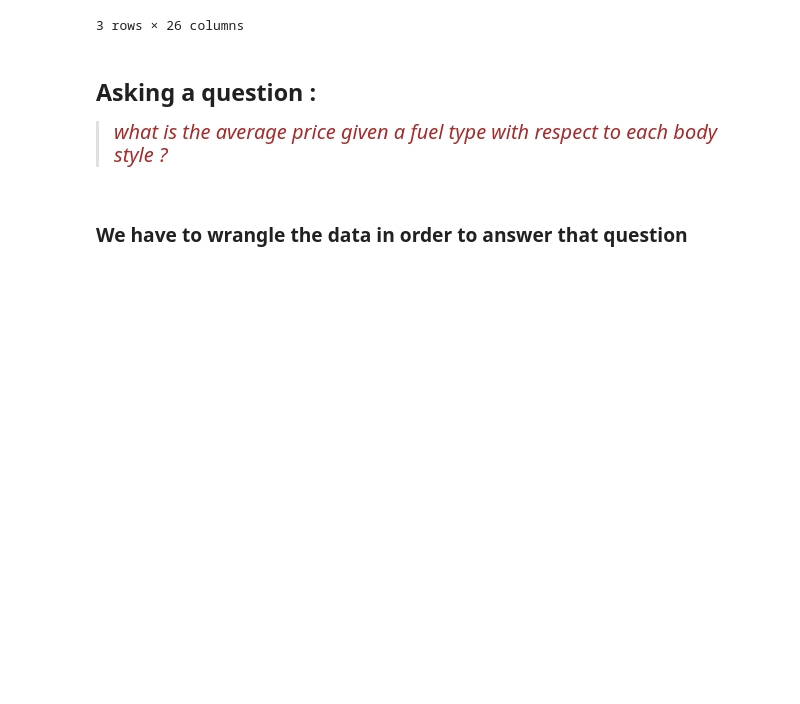
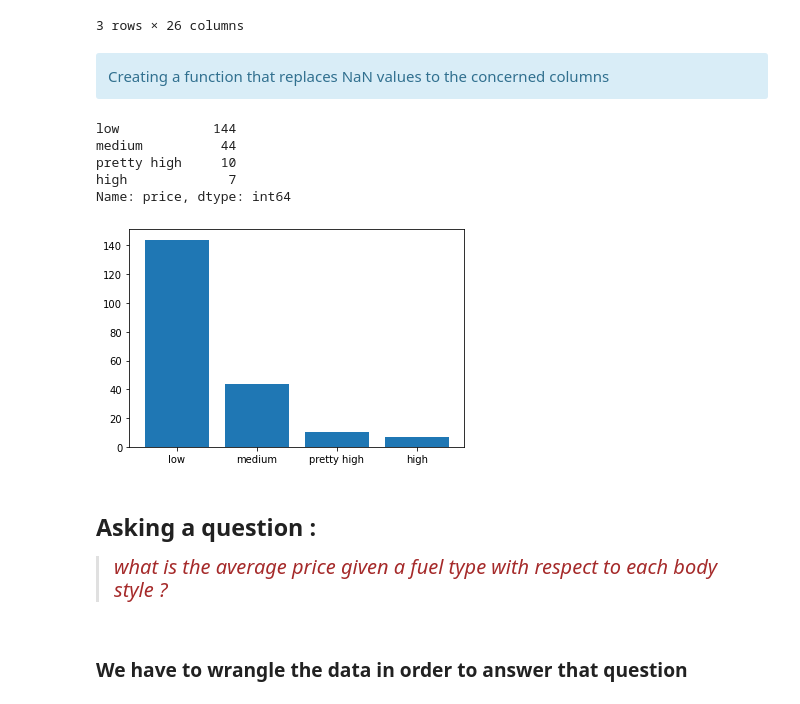
Before and after one commit to LucasRal/exploratory-data-analysis, a Jupyter notebook: exploratory data analysis (EDA).ipynb, the cells around one changed output. Saved outputs shown, nothing was run; the diff lists cells and outputs as text; code cells hidden in the pictures; blank space fills up the shorter version.

```diff
--- a/exploratory data analysis (EDA).ipynb
+++ b/exploratory data analysis (EDA).ipynb
@@ -135,10 +135,24 @@ dataset.head(3)
 | 1 | 3 | 122.0 | alfa-romero | gas | std | two | convertible | rwd | ... |
 | 2 | 1 | 122.0 | alfa-romero | gas | std | two | hatchback | rwd | ... |
 3 rows × 26 columns
+# %% [markdown]
+<div class='alert alert-info'>
+    Creating a function that replaces NaN values to the concerned columns
+</div>
 # %%
-# split_equally_by_four = np.linspace(dataset['price'].min(), dataset['price'].max(), 5)
-# price_categories = ['low', 'medium', 'pretty high', 'high']
-# categorized = pd.cut(dataset['price'], split_equally_by_four, labels=price_categories, include_lowest=True)
+split_equally_by_four = np.linspace(dataset['price'].min(), dataset['price'].max(), 5)
+price_categories = ['low', 'medium', 'pretty high', 'high']
+categorized = pd.cut(dataset['price'], split_equally_by_four, labels=price_categories, include_lowest=True)
+
+plt.bar(price_categories, categorized.value_counts())
+categorized.value_counts()
+# %% [output]
+low            144
+medium          44
+pretty high     10
+high             7
+Name: price, dtype: int64
+[figure, added]
 # %% [markdown]
 ## Asking a question :
 > <span style='color:brown; font-size:20px'>*what is the average price given a fuel type with respect to each body style ?*</span>
```
Also changed, not shown: parts of 1 cell of this notebook.
